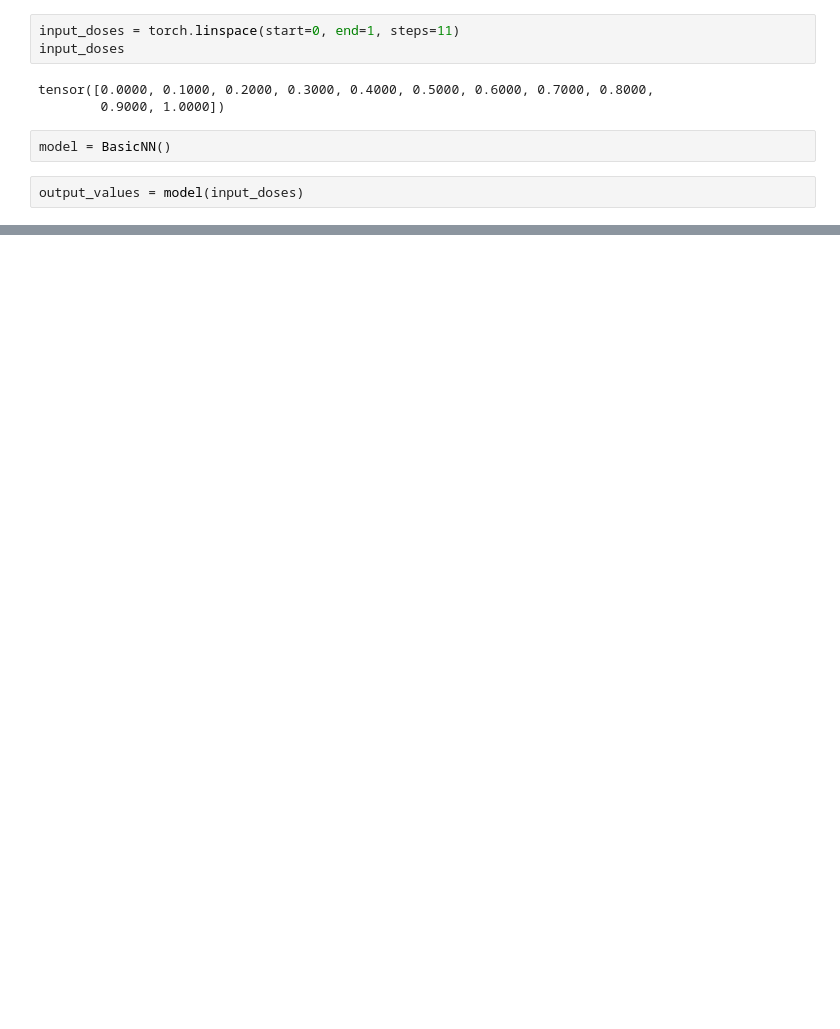
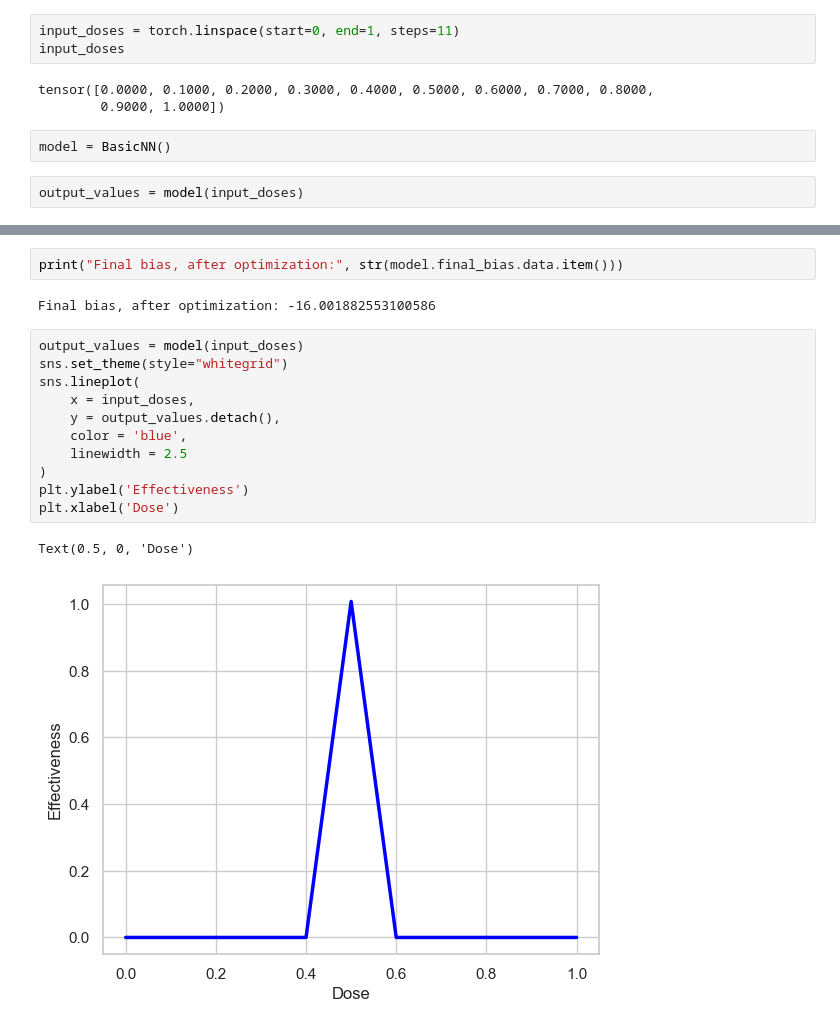
Before and after one commit to HumourSpeech/PyTorch, a Jupyter notebook: basicNN.ipynb, the cells around one changed output, grey strips where cells are left out. Saved outputs shown, nothing was run; the diff lists cells and outputs as text; blank space fills up the shorter version.

Commit message:
Added Backpropagation to the model (for final bias only).

```diff
--- a/basicNN.ipynb
+++ b/basicNN.ipynb
@@ -67,0 +141,18 @@ Text(0.5, 1.0, 'Dose vs Effectiveness')
+# %%
+print("Final bias, after optimization:", str(model.final_bias.data.item()))
+# %% [output]
+Final bias, after optimization: -16.001882553100586
+# %%
+output_values = model(input_doses)
+sns.set_theme(style="whitegrid")
+sns.lineplot(
+    x = input_doses,
+    y = output_values.detach(),
+    color = 'blue',
+    linewidth = 2.5
+)
+plt.ylabel('Effectiveness')
+plt.xlabel('Dose')
+# %% [output]
+Text(0.5, 0, 'Dose')
+[figure, added]
```
Also changed, not shown: parts of 9 cells of this notebook.
